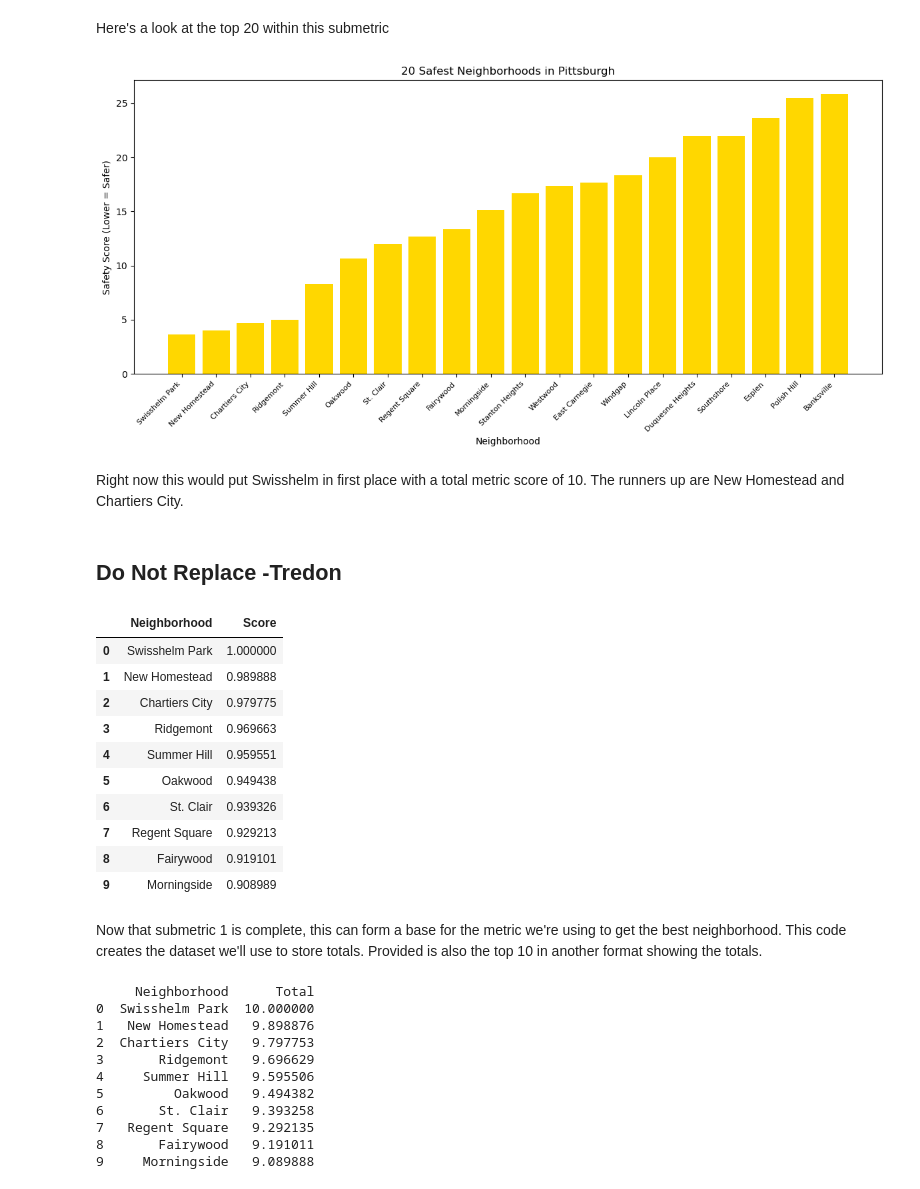
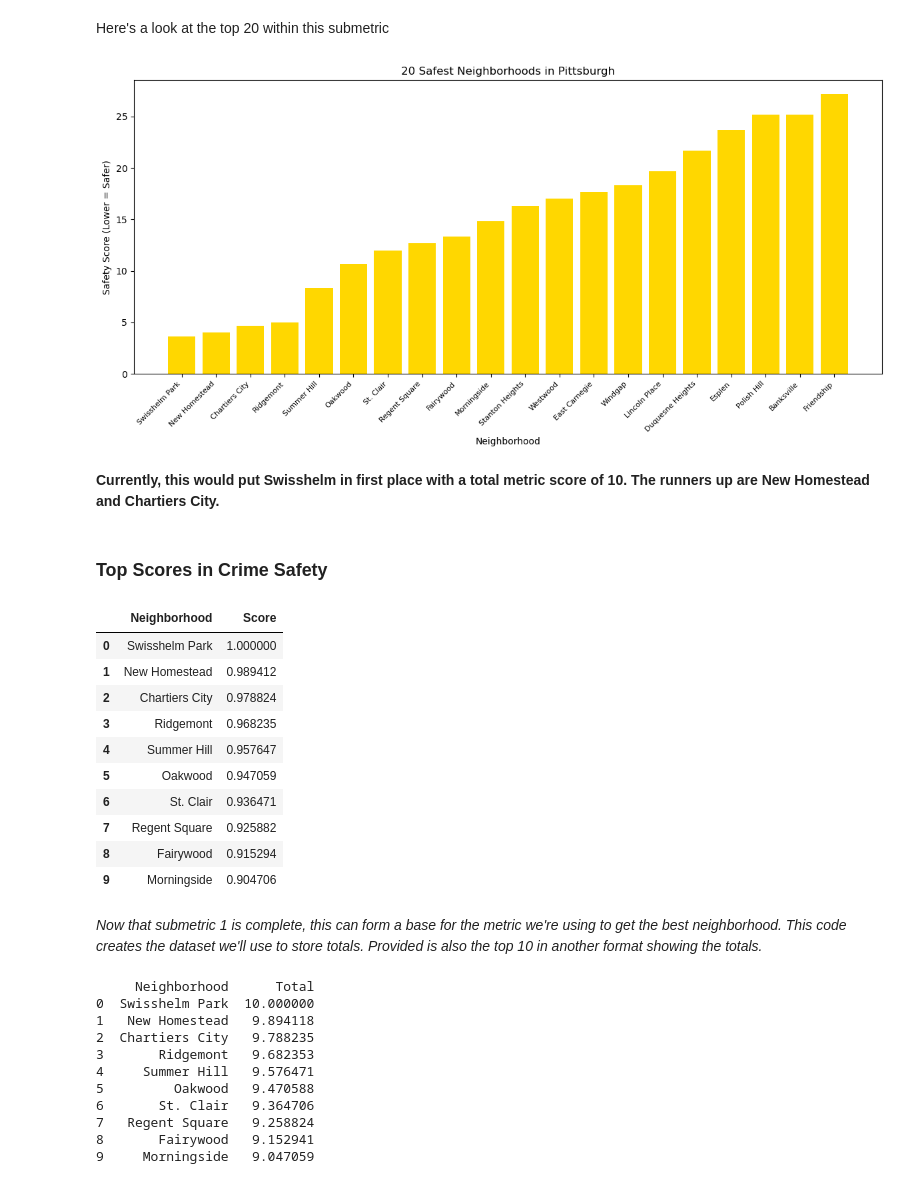
Before and after one commit to tredondizzy/Final-Project, a Jupyter notebook: FinalProject.ipynb, the cells around one changed output. Drawn from its saved outputs; the diff is of its cells as text; code cells hidden in the pictures.

```diff
--- a/FinalProject.ipynb
+++ b/FinalProject.ipynb
@@ -22,7 +22,7 @@ warnings.filterwarnings('ignore')
 ##Creating the datasets I will need for my safety submetric
 crim_data = pd.read_csv('criminalactivity.csv')
 crim = crim_data[['ReportedDate', 'ReportedMonth', 'NIBRS_Offense_Type', 'NIBRS_Offense_Grouping', 'Zone', 'Neighborhood']]
-pop_data = pd.read_csv('population.csv')
+pop_data = pd.read_csv('pop.csv')
 pop = pop_data[['Neighborhood', '2020_Total_Population']]
 
 pop['Neighborhood'] = pop['Neighborhood'].str.replace('Arlington - Arlington Heights (Combined)', 'Arlington')
@@ -30,6 +30,9 @@ crim['Neighborhood'] = crim['Neighborhood'].str.replace('Saint Clair', 'St. Clai
 crim['Neighborhood'] = crim['Neighborhood'].str.replace('Mount Oliver', 'Mt. Oliver')
 crim['Neighborhood'] = crim['Neighborhood'].replace('Arlington Heights', 'Arlington')
 crim['Neighborhood'] = crim['Neighborhood'].replace('Chartiers', 'Chartiers City')
+
+valid_neighs = pop['Neighborhood'].unique()
+crim = crim[crim['Neighborhood'].isin(valid_neighs)]
 
 crim = crim.merge(pop, on='Neighborhood', how='left')
 crime_counts = crim.groupby('Neighborhood').size().reset_index(name='Crime_Count')
@@ -67,27 +74,27 @@ This bar graph is a demonstration of the data used to get a "safety" score for e
 # %% [markdown]
 Here's a look at the top 20 within this submetric
 # %%
-afety = neigh_full.sort_values('Safety_Score', ascending=True)
+safety = neigh_full.sort_values('Safety_Score', ascending=True)
 
 # Select the 20 safest
 safest20 = safety.head(20)
 
 plt.figure(figsize=(12, 6))
 plt.bar(safest20['Neighborhood'], safest20['Safety_Score'], color="gold")
 
 plt.xticks(rotation=45, ha='right', fontsize=8)
 plt.xlabel("Neighborhood")
 plt.ylabel("Safety Score (Lower = Safer)")
 plt.title("20 Safest Neighborhoods in Pittsburgh")
 
 plt.tight_layout()
 plt.show()
 # %% [output]
-[figure, old version]
+[figure, new version]
 # %% [markdown]
-Right now this would put Swisshelm in first place with a total metric score of 10. The runners up are New Homestead and Chartiers City.
+**Currently, this would put Swisshelm in first place with a total metric score of 10. The runners up are New Homestead and Chartiers City.**
 # %% [markdown]
-## **Do Not Replace -Tredon**
+### Top Scores in Crime Safety
 # %%
 safety_sorted = neigh_full.sort_values('Safety_Score', ascending=True).reset_index(drop=True)
 
@@ -99,17 +106,17 @@ submetric1.head(10)
 # %% [output]
 |  | Neighborhood | Score |
 | 0 | Swisshelm Park | 1.000000 |
-| 1 | New Homestead | 0.989888 |
-| 2 | Chartiers City | 0.979775 |
-| 3 | Ridgemont | 0.969663 |
-| 4 | Summer Hill | 0.959551 |
-| 5 | Oakwood | 0.949438 |
-| 6 | St. Clair | 0.939326 |
-| 7 | Regent Square | 0.929213 |
-| 8 | Fairywood | 0.919101 |
-| 9 | Morningside | 0.908989 |
+| 1 | New Homestead | 0.989412 |
+| 2 | Chartiers City | 0.978824 |
+| 3 | Ridgemont | 0.968235 |
+| 4 | Summer Hill | 0.957647 |
+| 5 | Oakwood | 0.947059 |
+| 6 | St. Clair | 0.936471 |
+| 7 | Regent Square | 0.925882 |
+| 8 | Fairywood | 0.915294 |
+| 9 | Morningside | 0.904706 |
 # %% [markdown]
-Now that submetric 1 is complete, this can form a base for the metric we're using to get the best neighborhood. This code creates the dataset we'll use to store totals. Provided is also the top 10 in another format showing the totals.
+*Now that submetric 1 is complete, this can form a base for the metric we're using to get the best neighborhood. This code creates the dataset we'll use to store totals. Provided is also the top 10 in another format showing the totals.*
 # %%
 best_neighborhood = submetric1.copy()
 best_neighborhood['Total'] = best_neighborhood['Score'] * 10
@@ -121,12 +128,12 @@ print(top10[['Neighborhood', 'Total']])
 # %% [output]
      Neighborhood      Total
 0  Swisshelm Park  10.000000
-1   New Homestead   9.898876
-2  Chartiers City   9.797753
-3       Ridgemont   9.696629
-4     Summer Hill   9.595506
-5         Oakwood   9.494382
-6       St. Clair   9.393258
-7   Regent Square   9.292135
-8       Fairywood   9.191011
-9     Morningside   9.089888
+1   New Homestead   9.894118
+2  Chartiers City   9.788235
+3       Ridgemont   9.682353
+4     Summer Hill   9.576471
+5         Oakwood   9.470588
+6       St. Clair   9.364706
+7   Regent Square   9.258824
+8       Fairywood   9.152941
+9     Morningside   9.047059
```
Also changed, not shown: parts of 33 cells of this notebook.
